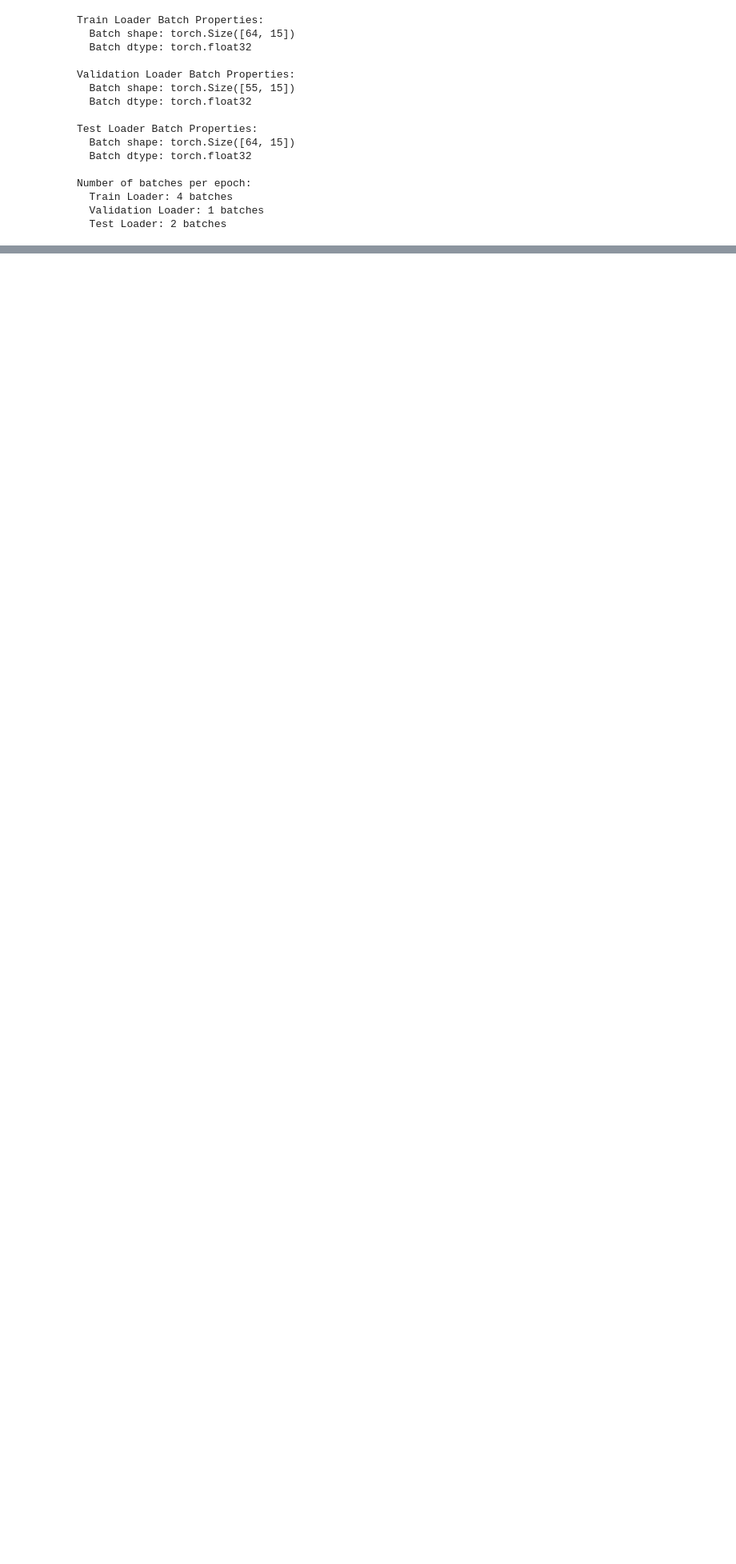
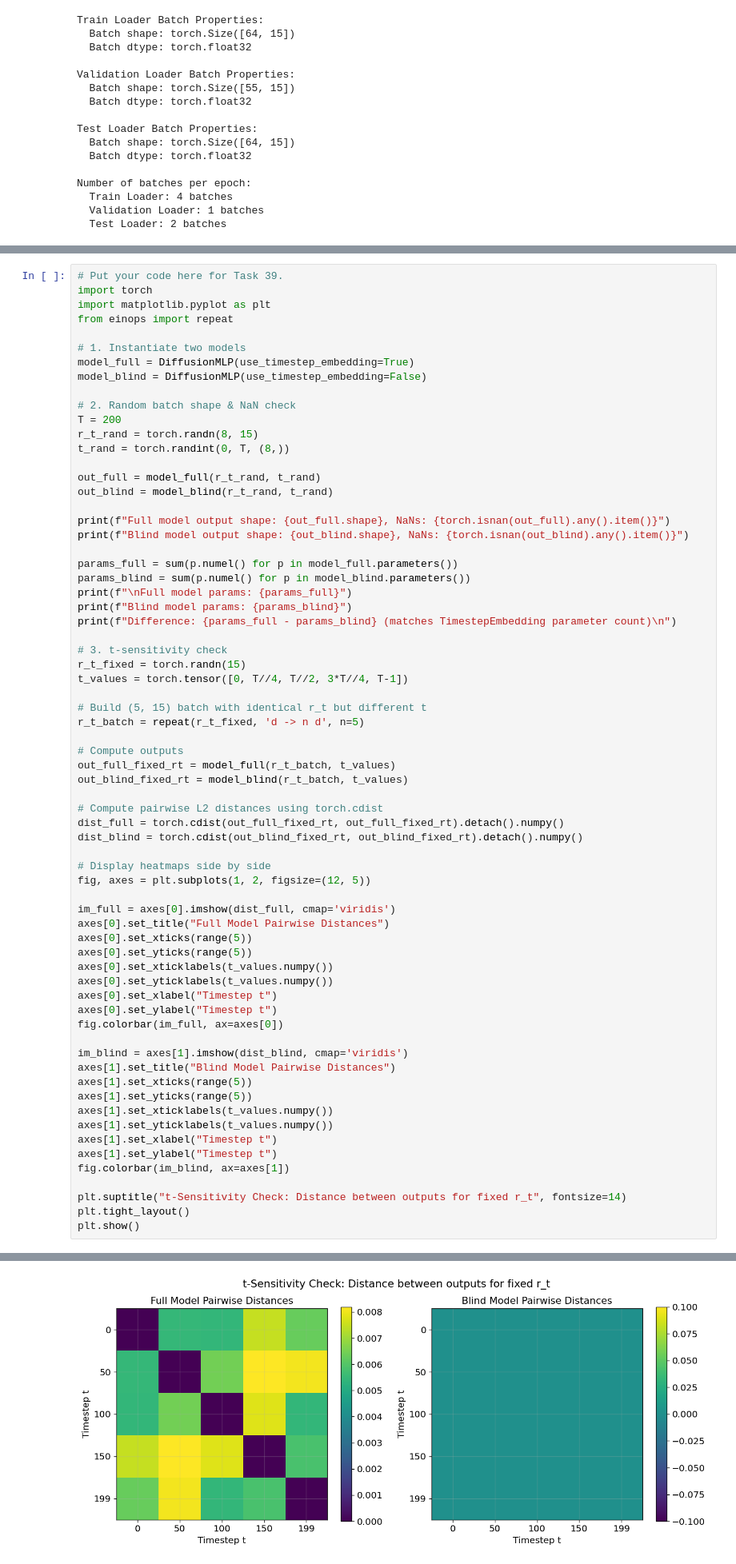
Before and after one commit to SwRI-IDEA-Lab/butterflai, a Jupyter notebook: weeks/week_08/08_Diffusion_Pipeline.ipynb, the cells around one changed output, grey strips where cells are left out. Shown at 80% size. Cells and saved outputs as stored; diff of their text form; blank space fills up the shorter version.

Commit message:
Work through task 42.

```diff
--- a/weeks/week_08/08_Diffusion_Pipeline.ipynb
+++ b/weeks/week_08/08_Diffusion_Pipeline.ipynb
@@ -926,0 +1010,69 @@ downstream task will silently misbehave otherwise.
+# %%
+# Put your code here for Task 39.
+import torch
+import matplotlib.pyplot as plt
+from einops import repeat
+
+# 1. Instantiate two models
+model_full = DiffusionMLP(use_timestep_embedding=True)
+model_blind = DiffusionMLP(use_timestep_embedding=False)
+
+# 2. Random batch shape & NaN check
+T = 200
+r_t_rand = torch.randn(8, 15)
+t_rand = torch.randint(0, T, (8,))
+
+out_full = model_full(r_t_rand, t_rand)
+out_blind = model_blind(r_t_rand, t_rand)
+
+print(f"Full model output shape: {out_full.shape}, NaNs: {torch.isnan(out_full).any().item()}")
+print(f"Blind model output shape: {out_blind.shape}, NaNs: {torch.isnan(out_blind).any().item()}")
+
+params_full = sum(p.numel() for p in model_full.parameters())
+params_blind = sum(p.numel() for p in model_blind.parameters())
+print(f"\nFull model params: {params_full}")
+print(f"Blind model params: {params_blind}")
+print(f"Difference: {params_full - params_blind} (matches TimestepEmbedding parameter count)\n")
+
+# 3. t-sensitivity check
+r_t_fixed = torch.randn(15)
+t_values = torch.tensor([0, T//4, T//2, 3*T//4, T-1])
+
+# Build (5, 15) batch with identical r_t but different t
+r_t_batch = repeat(r_t_fixed, 'd -> n d', n=5)
+
+# Compute outputs
+out_full_fixed_rt = model_full(r_t_batch, t_values)
+out_blind_fixed_rt = model_blind(r_t_batch, t_values)
+
+# Compute pairwise L2 distances using torch.cdist
+dist_full = torch.cdist(out_full_fixed_rt, out_full_fixed_rt).detach().numpy()
+dist_blind = torch.cdist(out_blind_fixed_rt, out_blind_fixed_rt).detach().numpy()
+
+# Display heatmaps side by side
+fig, axes = plt.subplots(1, 2, figsize=(12, 5))
+
+im_full = axes[0].imshow(dist_full, cmap='viridis')
+axes[0].set_title("Full Model Pairwise Distances")
+axes[0].set_xticks(range(5))
+axes[0].set_yticks(range(5))
+axes[0].set_xticklabels(t_values.numpy())
+axes[0].set_yticklabels(t_values.numpy())
+axes[0].set_xlabel("Timestep t")
+axes[0].set_ylabel("Timestep t")
+fig.colorbar(im_full, ax=axes[0])
+
+im_blind = axes[1].imshow(dist_blind, cmap='viridis')
+axes[1].set_title("Blind Model Pairwise Distances")
+axes[1].set_xticks(range(5))
+axes[1].set_yticks(range(5))
+axes[1].set_xticklabels(t_values.numpy())
+axes[1].set_yticklabels(t_values.numpy())
+axes[1].set_xlabel("Timestep t")
+axes[1].set_ylabel("Timestep t")
+fig.colorbar(im_blind, ax=axes[1])
+
+plt.suptitle("t-Sensitivity Check: Distance between outputs for fixed r_t", fontsize=14)
+plt.tight_layout()
+plt.show()
+# %% [output]
@@ -927,3 +1085,4 @@ downstream task will silently misbehave otherwise.
+[figure, added]
 # %% [markdown]
 ---
 ## Task 40 — Wrap the model in a LightningModule
```
Also changed, not shown: parts of 13 cells of this notebook.
